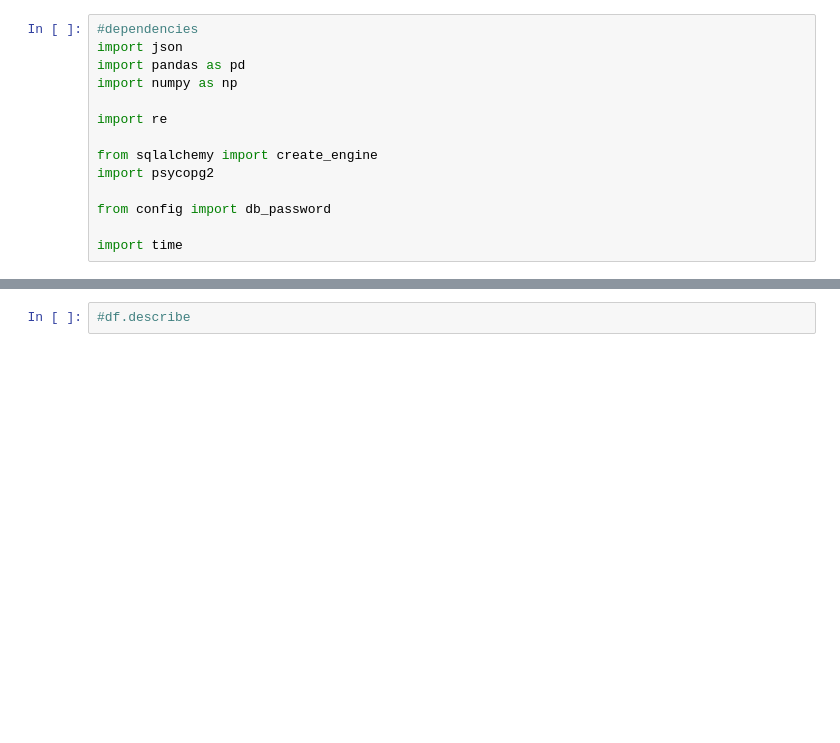
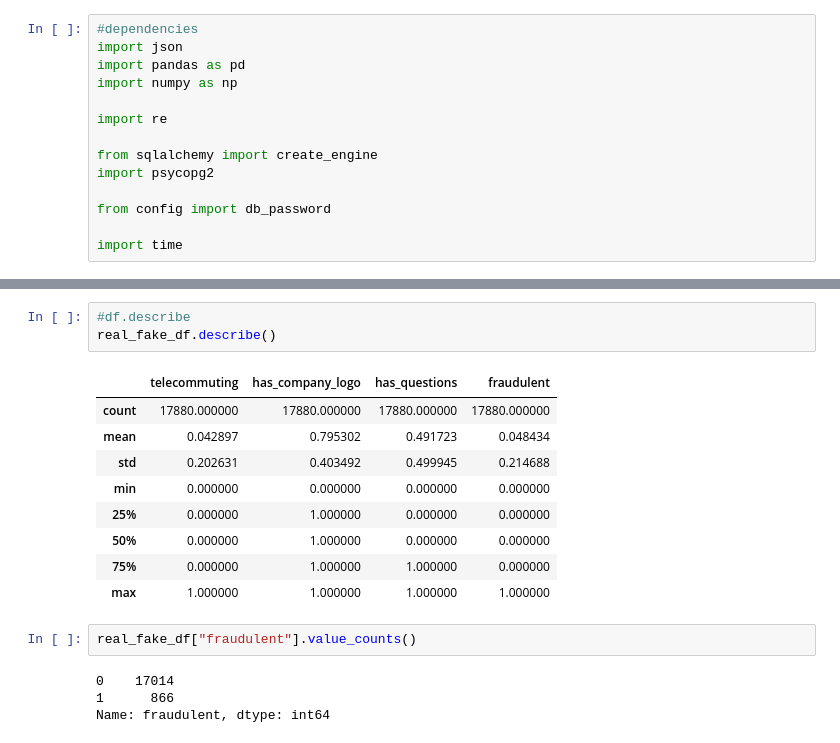
Before and after one commit to MiguelMSUB/Final_project, a Jupyter notebook: Team_Project_Starter.ipynb, the cells around one changed output, grey strips where cells are left out. Cells and saved outputs as stored; diff of their text form; blank space fills up the shorter version.

```diff
--- a/Team_Project_Starter.ipynb
+++ b/Team_Project_Starter.ipynb
@@ -17,2 +27,19 @@ import time
 # %%
 #df.describe
+real_fake_df.describe()
+# %% [output]
+|  | telecommuting | has_company_logo | has_questions | fraudulent |
+| count | 17880.000000 | 17880.000000 | 17880.000000 | 17880.000000 |
+| mean | 0.042897 | 0.795302 | 0.491723 | 0.048434 |
+| std | 0.202631 | 0.403492 | 0.499945 | 0.214688 |
+| min | 0.000000 | 0.000000 | 0.000000 | 0.000000 |
+| 25% | 0.000000 | 1.000000 | 0.000000 | 0.000000 |
+| 50% | 0.000000 | 1.000000 | 0.000000 | 0.000000 |
+| 75% | 0.000000 | 1.000000 | 1.000000 | 0.000000 |
+| max | 1.000000 | 1.000000 | 1.000000 | 1.000000 |
+# %%
+real_fake_df["fraudulent"].value_counts()
+# %% [output]
+0    17014
+1      866
+Name: fraudulent, dtype: int64
```
Also changed, not shown: parts of 15 cells of this notebook.
